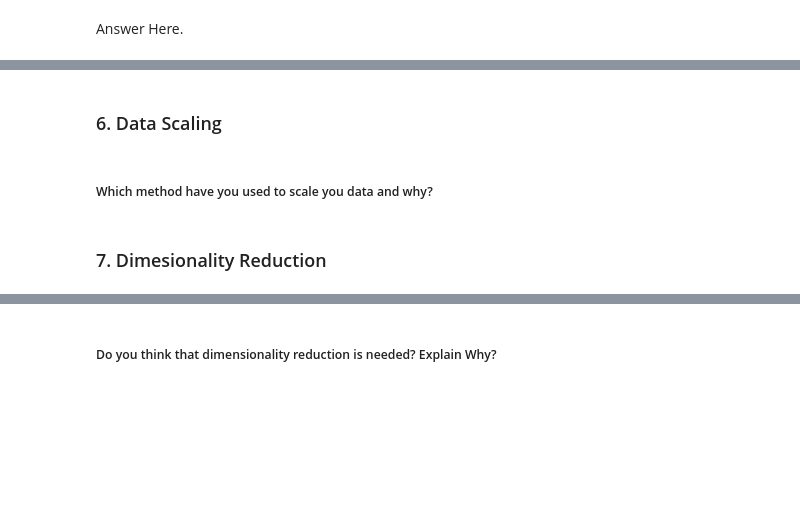
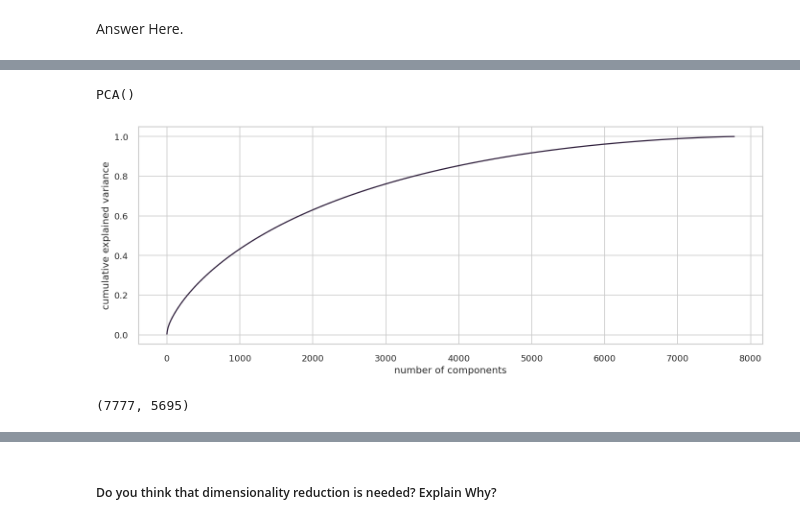
Before and after one commit to Krushikkk/NETFLIX-MOVIES-AND-TV-SHOWS-CLUSTERING, a Jupyter notebook: NETFLIX_MOVIES_AND_TV_SHOWS_CLUSTERING.ipynb, the cells around one changed output, grey strips where cells are left out. Saved outputs shown, nothing was run; the diff lists cells and outputs as text; code cells hidden in the pictures; blank space fills up the shorter version.

```diff
--- a/NETFLIX_MOVIES_AND_TV_SHOWS_CLUSTERING.ipynb
+++ b/NETFLIX_MOVIES_AND_TV_SHOWS_CLUSTERING.ipynb
@@ -857,0 +916,12 @@ Answer Here.
+# %%
+bag_of_words = cluster_df.cluster_data
+# %%
+# Vectorizing Text
+# Define a function of Tokenization
+def identity_tokenizer(text):
+    return text
+
+# Using TFIDF vectorizer to vectorize the corpus
+vectorizer = TfidfVectorizer(tokenizer=identity_tokenizer, stop_words='english', lowercase=False, max_features = 20000)
+X = vectorizer.fit_transform(bag_of_words)
+print(X.shape)
@@ -858,3 +934,6 @@ Answer Here.
+# %%
+# Convert type of X to array
+X = X.toarray()
 # %% [markdown]
 ##### Which text vectorization technique have you used and why?
 # %% [markdown]
@@ -868,2 +942,0 @@ Answer Here.
-# %% [markdown]
-### 6. Data Scaling
@@ -872,4 +943,22 @@ Answer Here.
-# %% [markdown]
-##### Which method have you used to scale you data and why?
-# %% [markdown]
-### 7. Dimesionality Reduction
+# %%
+# Dimesionality Reduction
+pca = PCA()
+pca.fit(X)
+# %% [output]
+PCA()
+# %%
+# Lets plot explained var v/s comp to check how many components to be considered.
+plt.figure(figsize=(14,5), dpi=120)
+plt.plot(np.cumsum(pca.explained_variance_ratio_))
+plt.xlabel('number of components')
+plt.ylabel('cumulative explained variance')
+plt.show()
+# %% [output]
+[figure, added]
+# %%
+pca_tuned = PCA(n_components=0.95)
+pca_tuned.fit(X)
+X_transformed = pca_tuned.transform(X)
+X_transformed.shape
+# %% [output]
+(7777, 5695)
```
Also changed, not shown: parts of 59 cells of this notebook.
